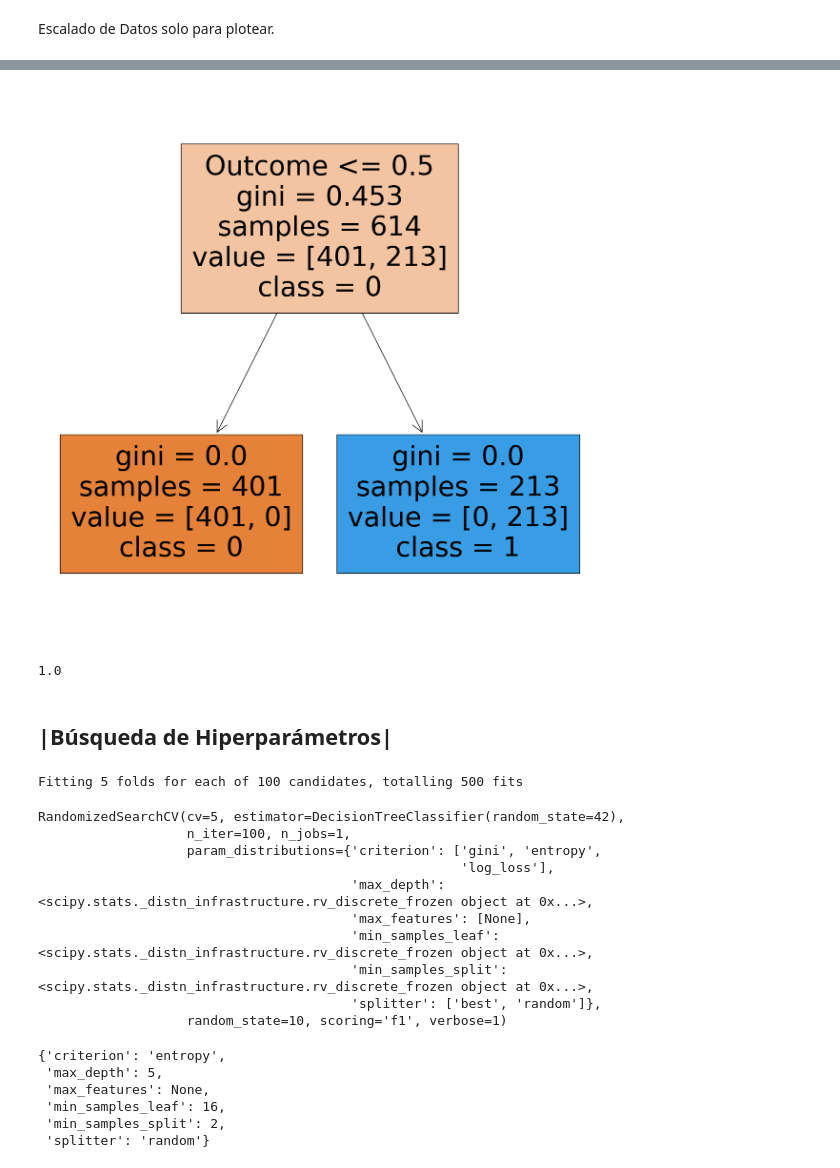
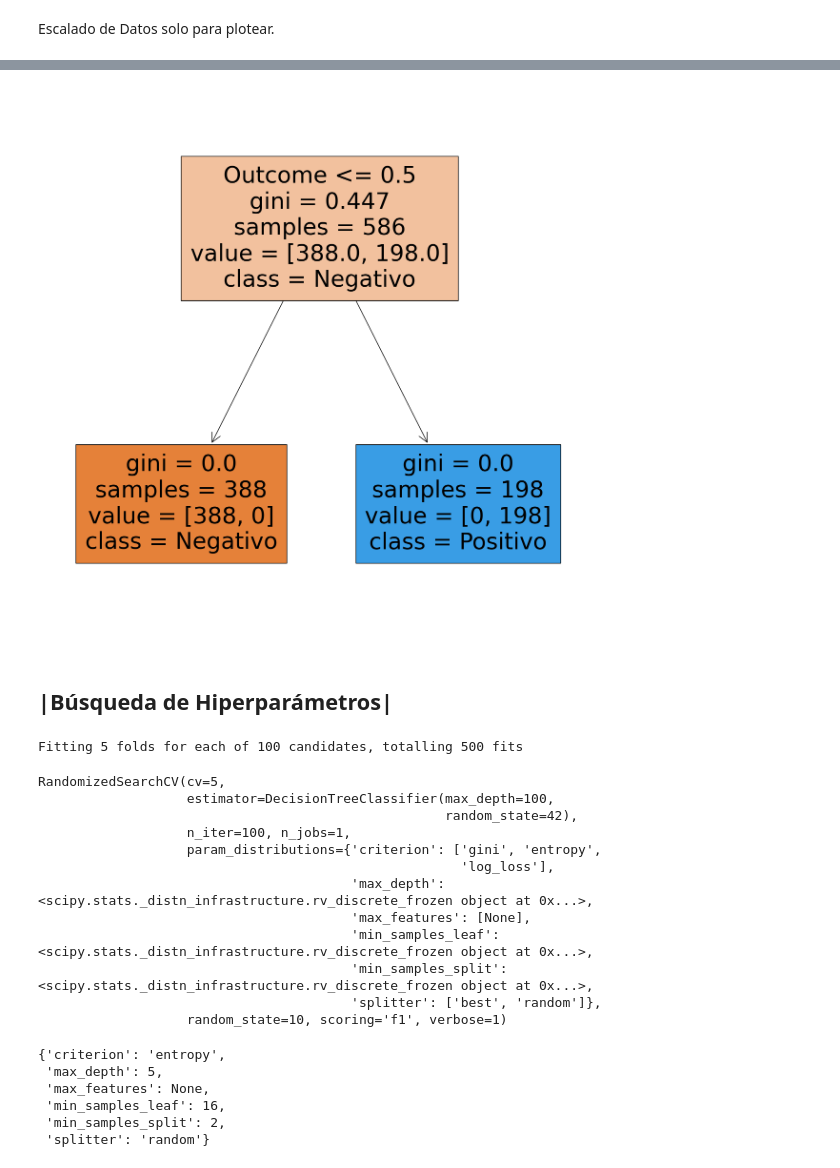
Before and after one commit to 4GeeksAcademy/Arboles_, a Jupyter notebook: src/Descion_Tree.ipynb, the cells around one changed output, grey strips where cells are left out. Cells and saved outputs as stored; diff of their text form; code cells hidden in the pictures.

```diff
--- a/src/Descion_Tree.ipynb
+++ b/src/Descion_Tree.ipynb
@@ -136,0 +170,4 @@ plt.show()
+# %%
+# Se eliminan las filas para las que Blood Pressure = 0.
+data.drop(data[data['BloodPressure'] == 0].index, inplace=True)
+data.shape
@@ -205,5 +244,7 @@ ls_vars_low_corr = corr[corr['Outcome'].abs() <= 0.15].index
 # %%
-selection_model = SelectKBest(k = 6)
+#Prueba con SelectKBest para comparación de Resultados:
+
+selection_model = SelectKBest(k = 7)
 selection_model.fit(X_train, y_train)
 
 selected_columns = X_train.columns[selection_model.get_support()]
@@ -230,4 +289,4 @@ Tras aplicar el EDA la selección de características, tanto con SelecrKBest com
 # %%
-model = DecisionTreeClassifier(random_state = 42)
+model = DecisionTreeClassifier(random_state = 42, max_depth=100, min_samples_leaf=1)
 model.fit(X_train_sel, y_train)
 # %% [output]
@@ -235,16 +355,11 @@ DecisionTreeClassifier(random_state=42)
 # %%
 fig = plt.figure(figsize=(15,15))
 
-tree.plot_tree(model, feature_names = list(X_train_sel.columns), class_names = ["0", "1", "2"], filled = True)
+tree.plot_tree(model, feature_names = list(X_train_sel.columns), class_names = [ "Negativo", "Positivo"], filled = True)
 
 plt.show()
 # %% [output]
-[figure, old version]
+[figure, new version]
-# %%
-y_hat = model.predict(X_test_sel)
-accuracy_score(y_test, y_hat)
-# %% [output]
-1.0
 # %% [markdown]
 |Búsqueda de Hiperparámetros|
 -----------------------
@@ -260,7 +375,9 @@ random_search= RandomizedSearchCV(estimator=model,param_distributions=hp_dic, n_
 random_search.fit(X_train_sel, y_train)
 # %% [output]
 Fitting 5 folds for each of 100 candidates, totalling 500 fits
-RandomizedSearchCV(cv=5, estimator=DecisionTreeClassifier(random_state=42),
+RandomizedSearchCV(cv=5,
+                   estimator=DecisionTreeClassifier(max_depth=100,
+                                                    random_state=42),
                    n_iter=100, n_jobs=1,
                    param_distributions={'criterion': ['gini', 'entropy',
                                                       'log_loss'],
```
Also changed, not shown: parts of 30 cells of this notebook, 2 other files.
